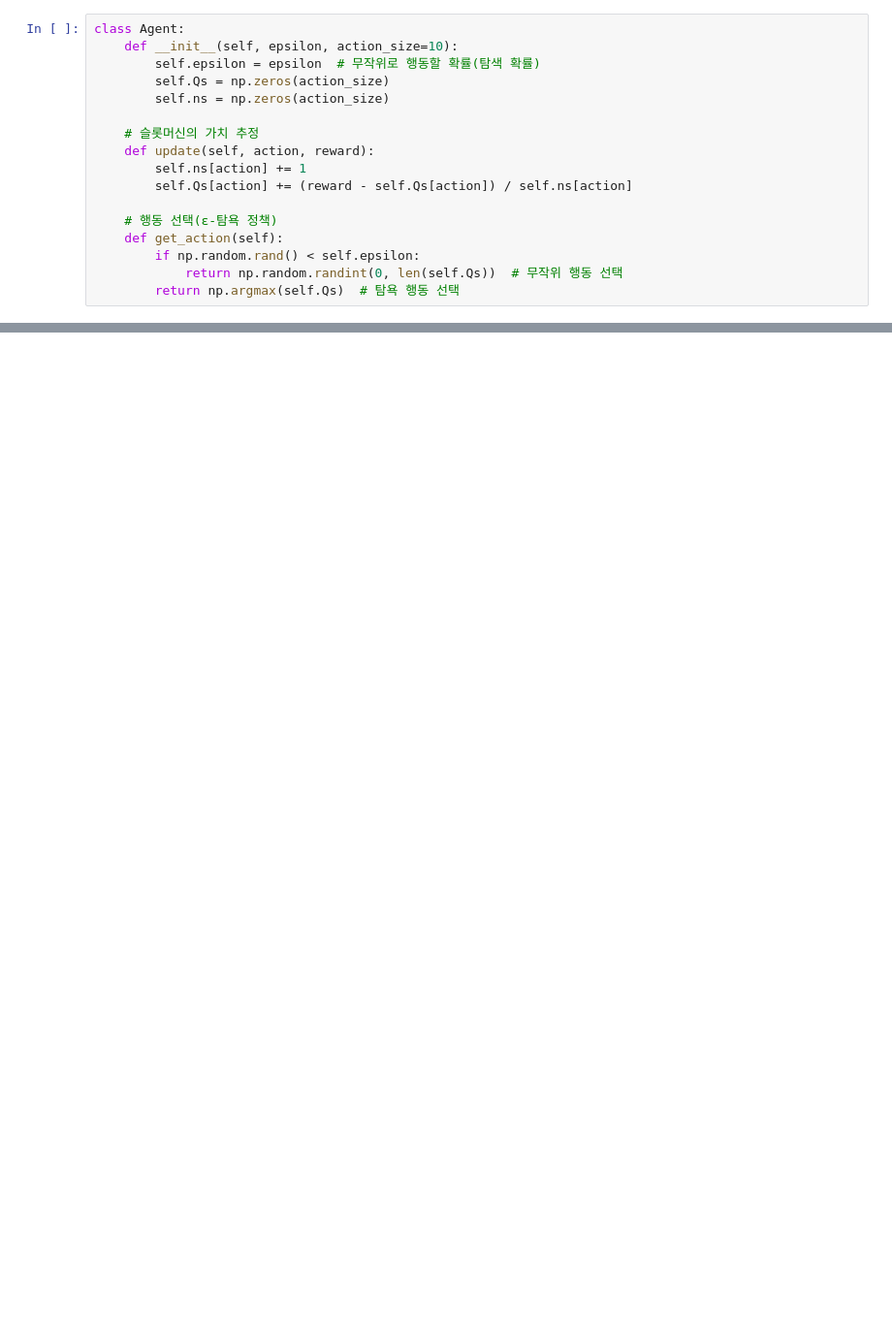
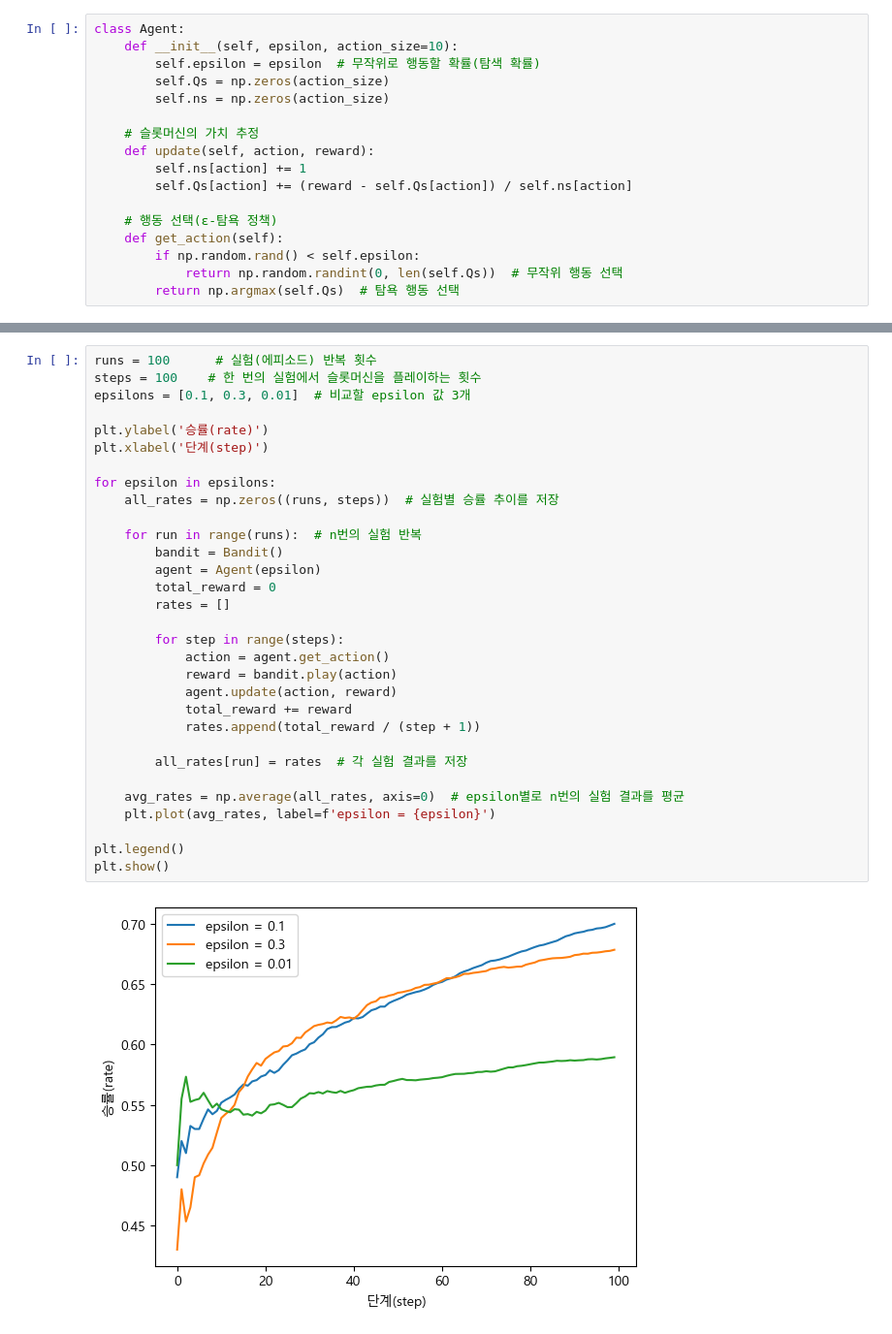
Before and after one commit to jhahncs/Class-Reinforcement-Learning, a Jupyter notebook: ch01/ch01.ipynb, the cells around one changed output, grey strips where cells are left out. Shown at 97% size. Drawn from its saved outputs; the diff is of its cells as text; blank space fills up the shorter version.

```diff
--- a/ch01/ch01.ipynb
+++ b/ch01/ch01.ipynb
@@ -130,0 +213,33 @@ class Agent:
+# %%
+runs = 100      # 실험(에피소드) 반복 횟수
+steps = 100    # 한 번의 실험에서 슬롯머신을 플레이하는 횟수
+epsilons = [0.1, 0.3, 0.01]  # 비교할 epsilon 값 3개
+
+plt.ylabel('승률(rate)')
+plt.xlabel('단계(step)')
+
+for epsilon in epsilons:
+    all_rates = np.zeros((runs, steps))  # 실험별 승률 추이를 저장
+
+    for run in range(runs):  # n번의 실험 반복
+        bandit = Bandit()
+        agent = Agent(epsilon)
+        total_reward = 0
+        rates = []
+
+        for step in range(steps):
+            action = agent.get_action()
+            reward = bandit.play(action)
+            agent.update(action, reward)
+            total_reward += reward
+            rates.append(total_reward / (step + 1))
+
+        all_rates[run] = rates  # 각 실험 결과를 저장
+
+    avg_rates = np.average(all_rates, axis=0)  # epsilon별로 n번의 실험 결과를 평균
+    plt.plot(avg_rates, label=f'epsilon = {epsilon}')
+
+plt.legend()
+plt.show()
+# %% [output]
+[figure, added]
```
Also changed, not shown: parts of 6 cells of this notebook, 1 other file.
